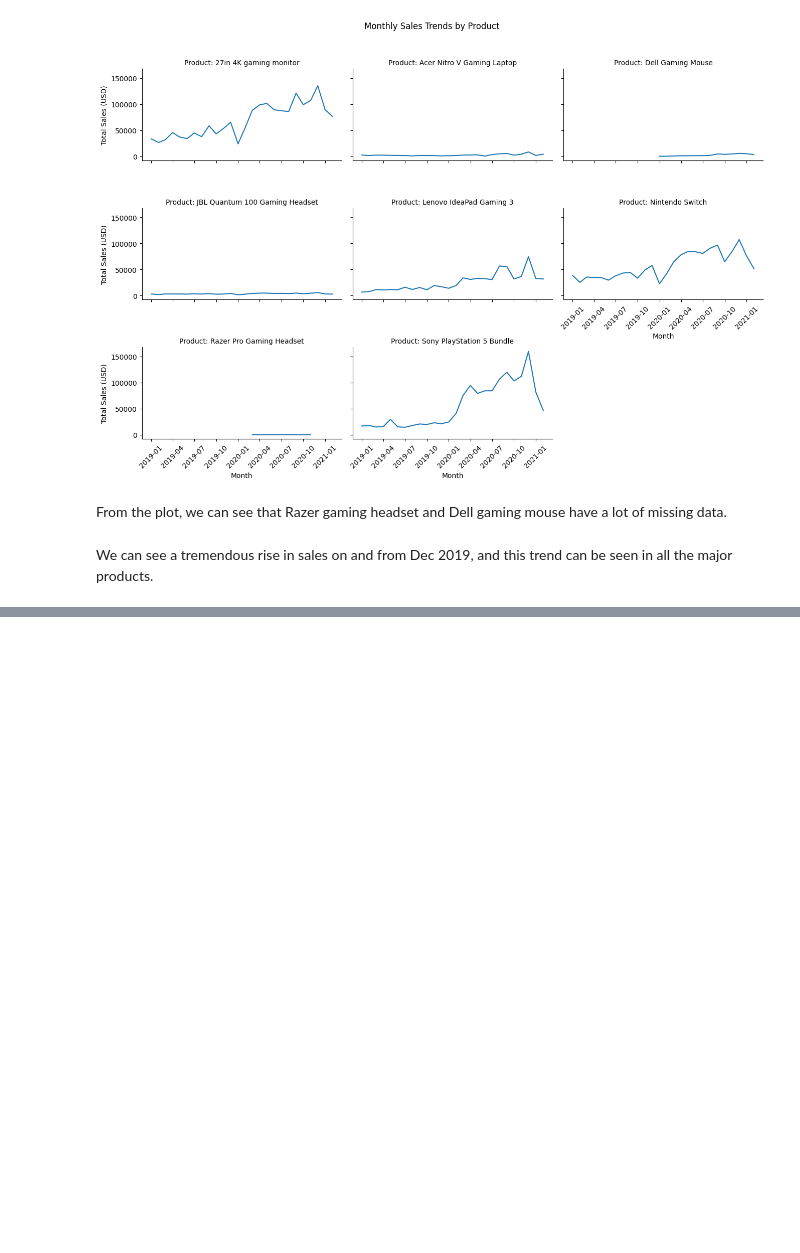
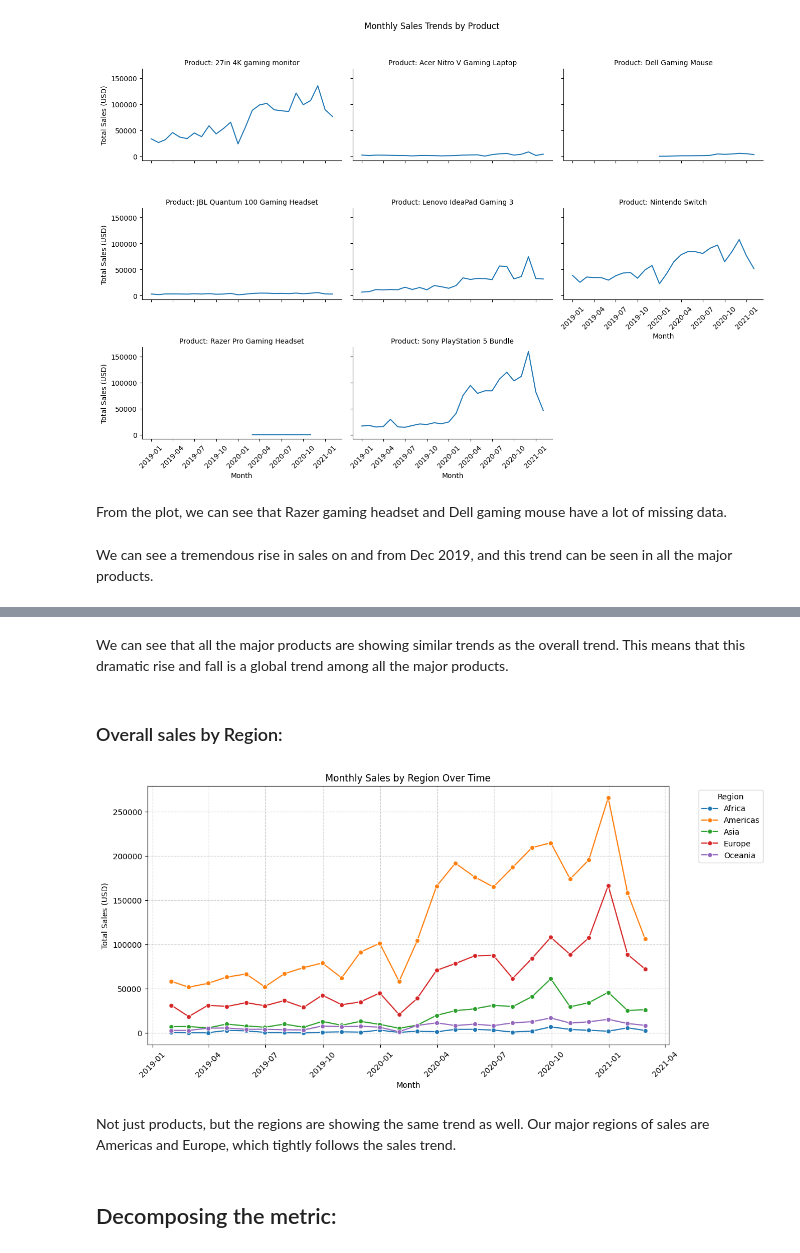
Before and after one commit to bdk-333/GameZone-Data-Analytics, a Jupyter notebook: notebooks/2_EDA.ipynb, the cells around one changed output, grey strips where cells are left out. Saved outputs shown, nothing was run; the diff lists cells and outputs as text; code cells hidden in the pictures; blank space fills up the shorter version.

```diff
--- a/notebooks/2_EDA.ipynb
+++ b/notebooks/2_EDA.ipynb
@@ -164,0 +210,20 @@ We can see a tremendous rise in sales on and from Dec 2019, and this trend can b
+# %% [markdown]
+We can see that all the major products are showing similar trends as the overall trend. This means that this dramatic rise and fall is a global trend among all the major products.
+# %% [markdown]
+### Overall sales by Region:
+# %%
+plt.figure(figsize=(12, 6))
+sns.lineplot(data=monthly_sales, x='PURCHASE_TS', y='USD_PRICE', hue='region', estimator='sum', errorbar=None, marker='o')
+plt.title('Monthly Sales by Region Over Time')
+plt.xlabel('Month')
+plt.ylabel('Total Sales (USD)')
+plt.xticks(rotation=45)
+plt.grid(True, linestyle='--', alpha=0.6)
+plt.legend(title='Region', bbox_to_anchor=(1.05, 1), loc='upper left')
+plt.show()
+# %% [output]
+[figure, added]
+# %% [markdown]
+Not just products, but the regions are showing the same trend as well. Our major regions of sales are Americas and Europe, which tightly follows the sales trend.
+# %% [markdown]
+## Decomposing the metric:
```
Also changed, not shown: parts of 20 cells of this notebook.
